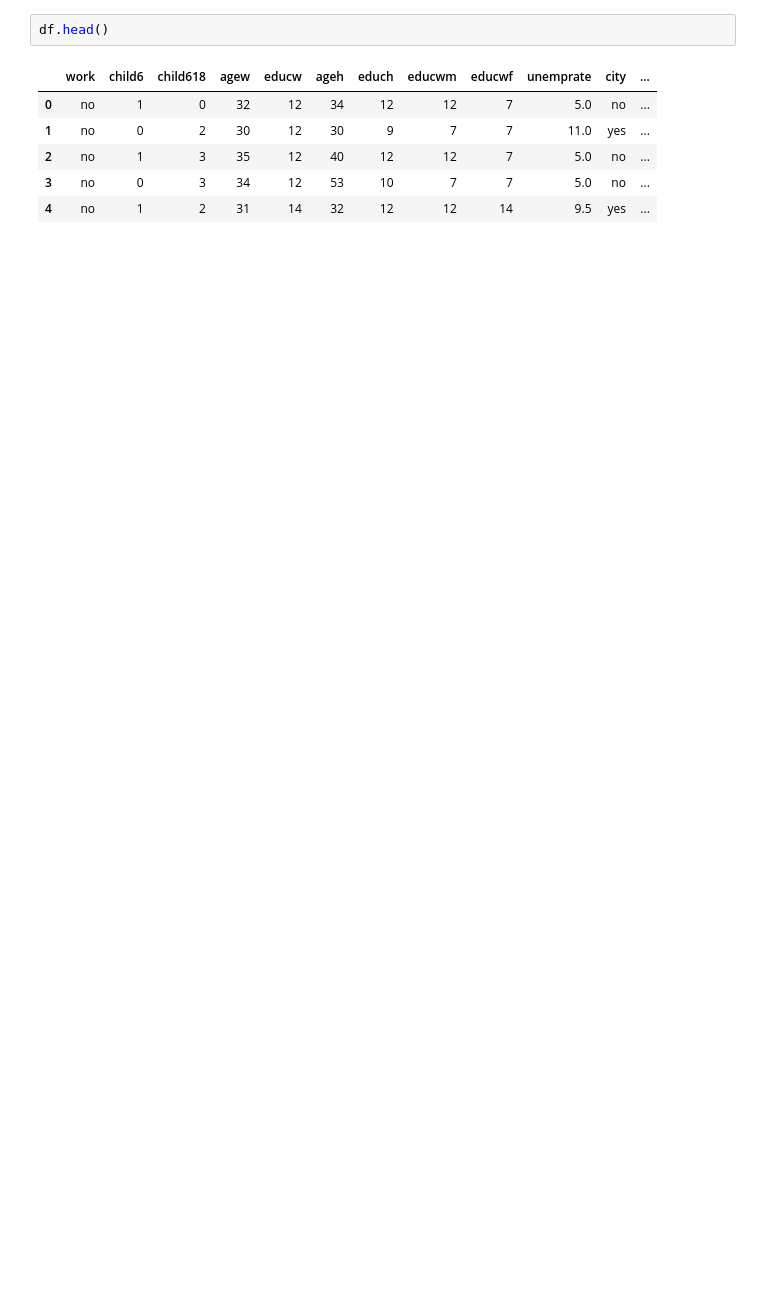
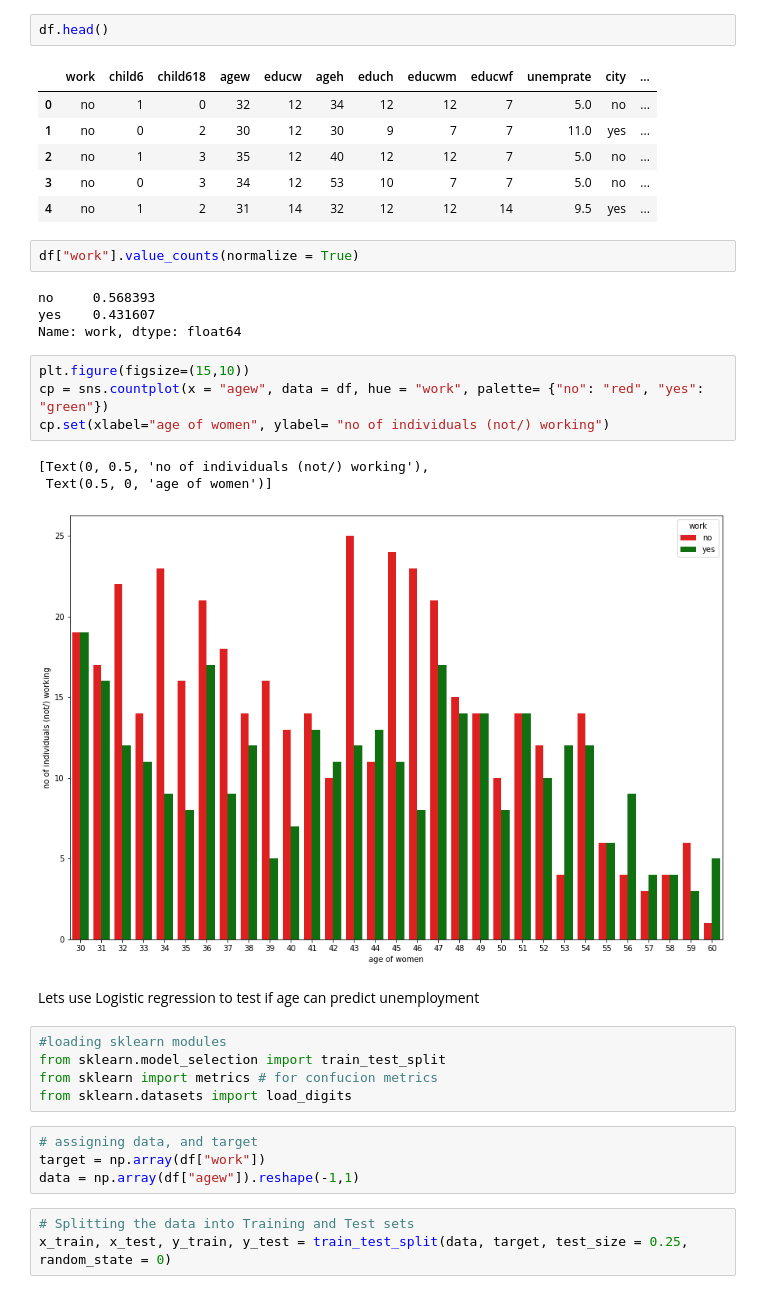
Before and after one commit to TashiNyangmi/Understood, a Jupyter notebook: Understood_org2.ipynb, the cells around one changed output. Cells and saved outputs as stored; diff of their text form; blank space fills up the shorter version.

```diff
--- a/Understood_org2.ipynb
+++ b/Understood_org2.ipynb
@@ -219,3 +229,31 @@ df.head()
 | 2 | no | 1 | 3 | 35 | 12 | 40 | 12 | 12 | 7 | 5.0 | no | ... |
 | 3 | no | 0 | 3 | 34 | 12 | 53 | 10 | 7 | 7 | 5.0 | no | ... |
 | 4 | no | 1 | 2 | 31 | 14 | 32 | 12 | 12 | 14 | 9.5 | yes | ... |
+# %%
+df["work"].value_counts(normalize = True)
+# %% [output]
+no     0.568393
+yes    0.431607
+Name: work, dtype: float64
+# %%
+plt.figure(figsize=(15,10))
+cp = sns.countplot(x = "agew", data = df, hue = "work", palette= {"no": "red", "yes": "green"})
+cp.set(xlabel="age of women", ylabel= "no of individuals (not/) working")
+# %% [output]
+[Text(0, 0.5, 'no of individuals (not/) working'),
+ Text(0.5, 0, 'age of women')]
+[figure, added]
+# %% [markdown]
+Lets use Logistic regression to test if age can predict unemployment
+# %%
+#loading sklearn modules
+from sklearn.model_selection import train_test_split
+from sklearn import metrics # for confucion metrics
+from sklearn.datasets import load_digits
+# %%
+# assigning data, and target
+target = np.array(df["work"])
+data = np.array(df["agew"]).reshape(-1,1)
+# %%
+# Splitting the data into Training and Test sets
+x_train, x_test, y_train, y_test = train_test_split(data, target, test_size = 0.25, random_state = 0)
```
Also changed, not shown: parts of 10 cells of this notebook.
